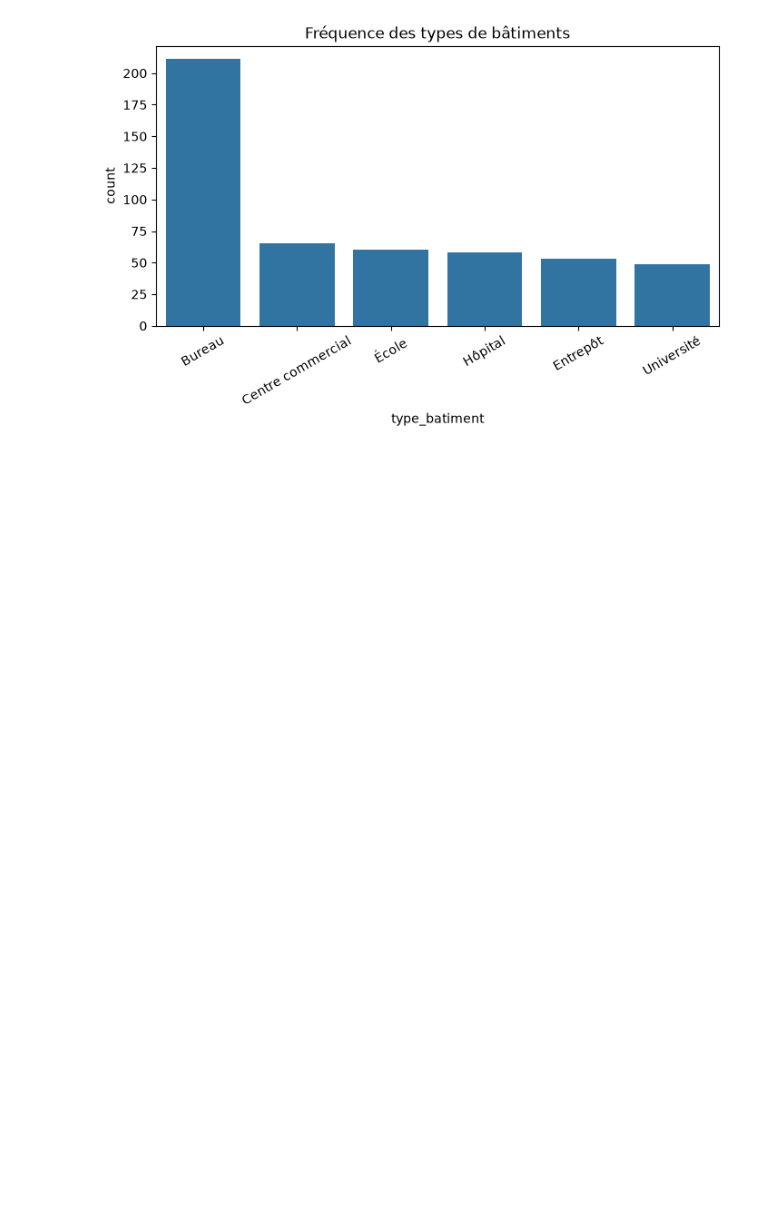
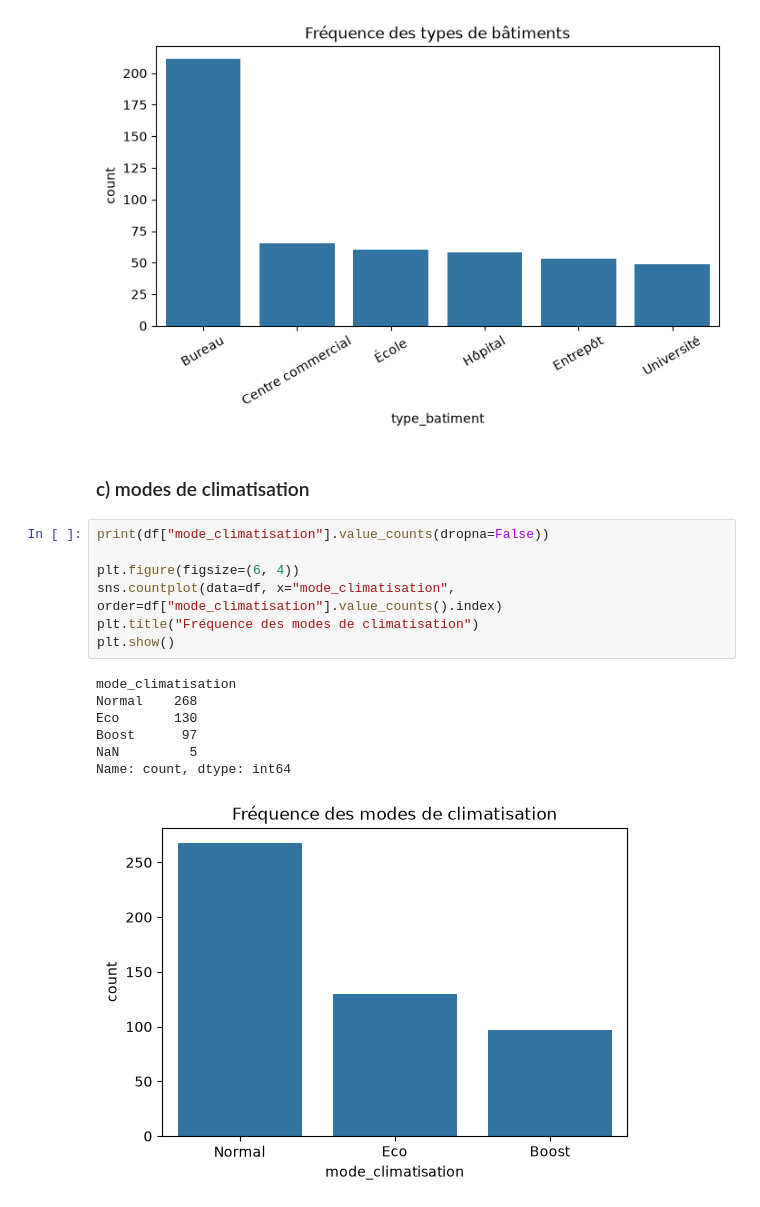
Before and after one commit to sinendoye/atelier_prepa_donnees_tab, a Jupyter notebook: notebooks/atelier_prepa_donnees_tab.ipynb, the cells around one changed output. Saved outputs shown, nothing was run; the diff lists cells and outputs as text; blank space fills up the shorter version.

Commit message:
17c: Affichage de la fréquence de modes de climatisation

```diff
--- a/notebooks/atelier_prepa_donnees_tab.ipynb
+++ b/notebooks/atelier_prepa_donnees_tab.ipynb
@@ -679,3 +677,20 @@ Université            49
 NaN                    4
 Name: count, dtype: int64
 [figure]
+# %% [markdown]
+### c) modes de climatisation
+# %%
+print(df["mode_climatisation"].value_counts(dropna=False))
+
+plt.figure(figsize=(6, 4))
+sns.countplot(data=df, x="mode_climatisation", order=df["mode_climatisation"].value_counts().index)
+plt.title("Fréquence des modes de climatisation")
+plt.show()
+# %% [output]
+mode_climatisation
+Normal    268
+Eco       130
+Boost      97
+NaN         5
+Name: count, dtype: int64
+[figure, added]
```
Also changed, not shown: parts of 1 cell of this notebook.
